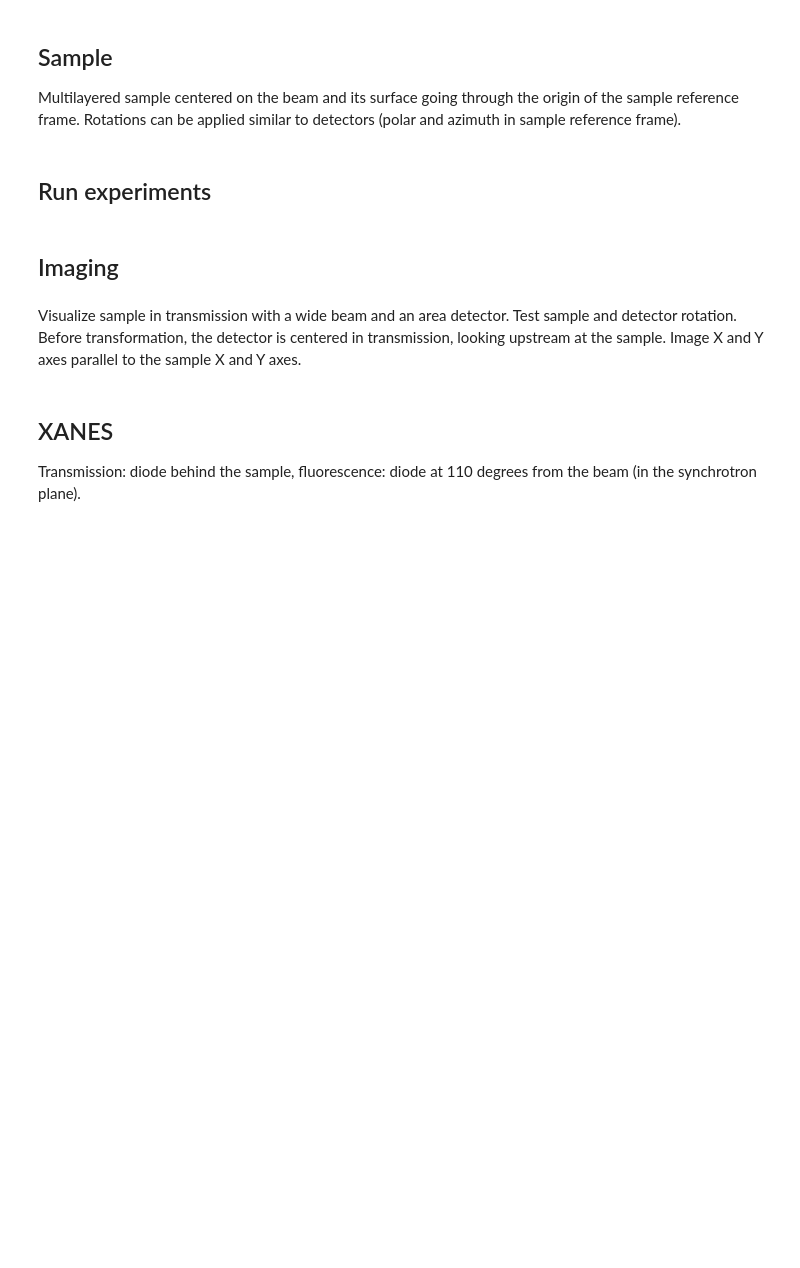
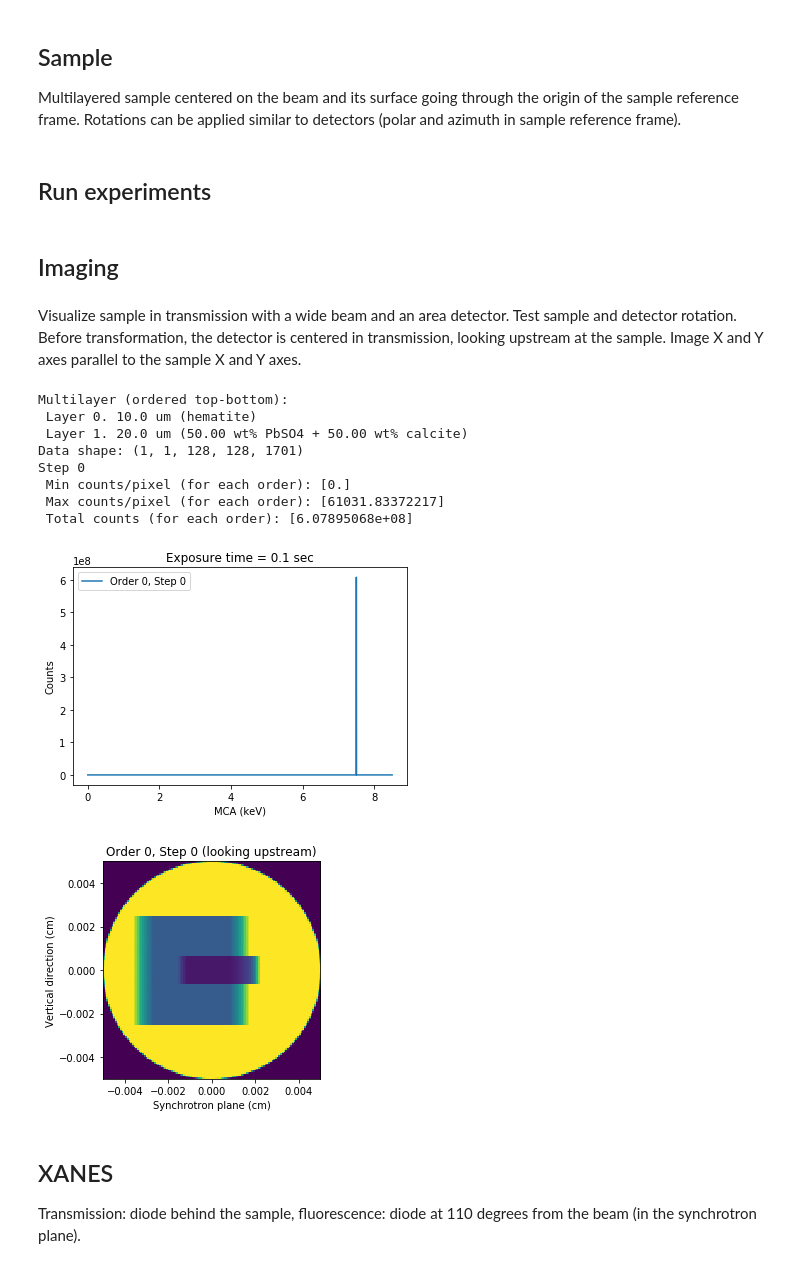
Before and after one commit to woutdenolf/spectrocrunch, a Jupyter notebook: doc/source/tutorials/montecarlo.ipynb, the cells around one changed output. Drawn from its saved outputs; the diff is of its cells as text; code cells hidden in the pictures; blank space fills up the shorter version.

```diff
--- a/doc/source/tutorials/montecarlo.ipynb
+++ b/doc/source/tutorials/montecarlo.ipynb
@@ -23,4 +23,4 @@ except OSError:
     pass
 
 experiments = ['xanes', 'imaging', 'yield', 'xrfdl', 'xrfmulti']
-experiments = ['imaging']
+#experiments = ['xrfmulti']
@@ -223,18 +226,14 @@ def world_addsdd(world, geometry, distance=None, polar=None,
 # %% [markdown]
 ### Imaging camera
 # %%
-def world_addpco(world, shift=(0,0), distance=5, multiplicity=10):
+def world_addpco(world, distance=5, polar=None,
+                 azimuth=None, n=128, multiplicity=10):
     forcedetect = True
     poissonnoise = False
     ebinsize = 5e-3  # keV
-    n = 128
     projbeamsizetrans = 2 * (world.source.distance + distance) * np.tan(world.source.divergence)
     pixelsize = projbeamsizetrans/n  # beam fits exactly in detector (when polar,azimuth = 0,0)
-    #polar, azimuth = np.arctan2(np.array(shift)*pixelsize, distance)*180/np.pi  # deg
-    polar, azimuth = 0, 0
-    hpoffset, vpoffset = shift
     world.addareadetector(distance=distance, polar=polar, azimuth=azimuth,
-                          hpoffset=hpoffset, vpoffset=vpoffset,
                           pixelsize=(pixelsize, pixelsize), dims=(n, n),
                           ebinsize=ebinsize, poissonnoise=poissonnoise,
                           forcedetect=forcedetect, multiplicity=multiplicity,
@@ -370,20 +374,42 @@ def run(world, interactions, simulate=True, plot=True, ylog=False):
 Visualize sample in transmission with a wide beam and an area detector. Test sample and detector rotation. Before transformation, the detector is centered in transmission, looking upstream at the sample. Image X and Y axes parallel to the sample X and Y axes.
 # %%
 if 'imaging' in experiments:
+    # MODIFY:
+    samplename = 'imaging'
+
     path = os.path.join(root, 'imaging')
     world = XrmcWorldBuilder(path)
     source, pymcahandle = define_source()
-    pymcahandle.sample = define_sample(None, name='imaging')
+    pymcahandle.sample = define_sample(None, name=samplename)
+    print(pymcahandle.sample)
     world_addsource(world, pymcahandle, fullfield=True)
     world_addpco(world)
-    world.detector.polar = 0
-    world.detector.azimuth = 0
     world_addsample(world, pymcahandle.sample, fullfield=True)
-    world.quadrics.polar = 90
-    world.quadrics.azimuth = 180
+    # Detector position:
+    world.detector.polar = 0  # degrees
+    world.detector.azimuth = 0  # degrees
+    world.detector.hoffset = 0  # cm
+    world.detector.voffset = 0  # cm
+    world.detector.hpoffset = 0  # pixels
+    world.detector.vpoffset = 0  # pixels
+    # Sample orientation:
+    world.quadrics.polar = 28  # degrees
+    world.quadrics.azimuth = 180  # degrees
+    # Multiple sample orientations:
     #world.quadrics.add_Zrotationloop(90, 1) # outer loop
     #world.quadrics.add_Yrotationloop(90, 1) # inner loop
     data, info = run(world, (10, ), simulate=True)
+# %% [output]
+Multilayer (ordered top-bottom):
+ Layer 0. 10.0 um (hematite)
+ Layer 1. 20.0 um (50.00 wt% PbSO4 + 50.00 wt% calcite)
+Data shape: (1, 1, 128, 128, 1701)
+Step 0
+ Min counts/pixel (for each order): [0.]
+ Max counts/pixel (for each order): [61031.83372217]
+ Total counts (for each order): [6.07895068e+08]
+[figure, added]
+[figure, added]
 # %% [markdown]
 ## XANES
 Transmission: diode behind the sample, fluorescence: diode at 110 degrees from the beam (in the synchrotron plane).
```
Also changed, not shown: parts of 15 cells of this notebook, 2 other files.
